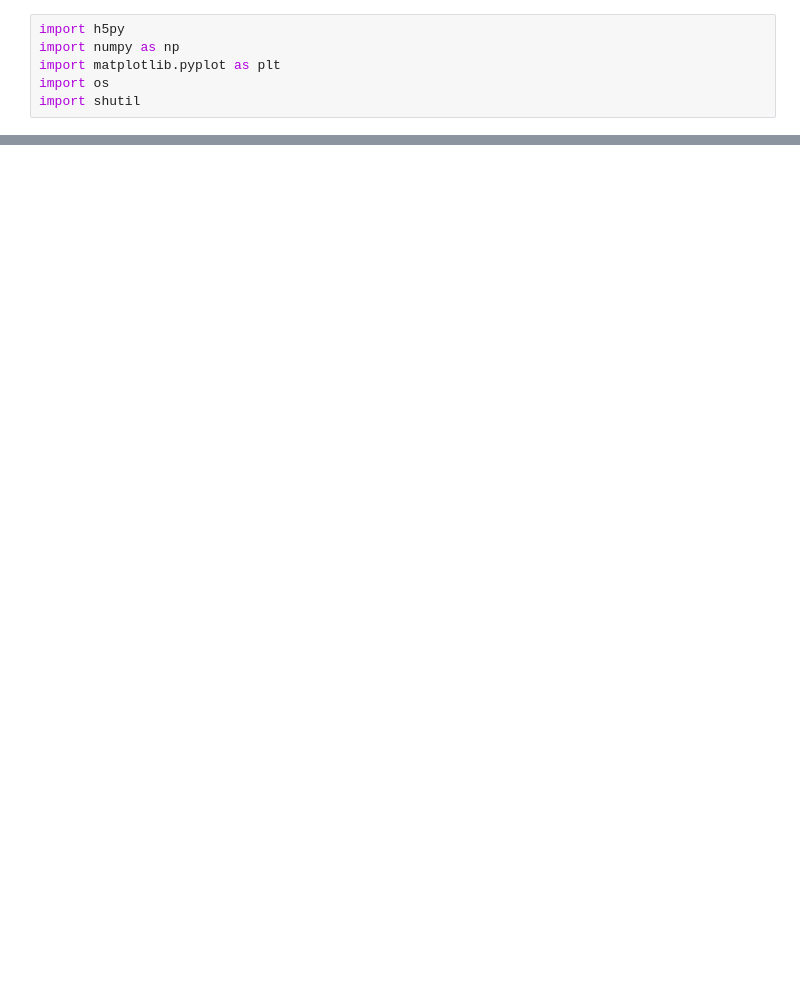
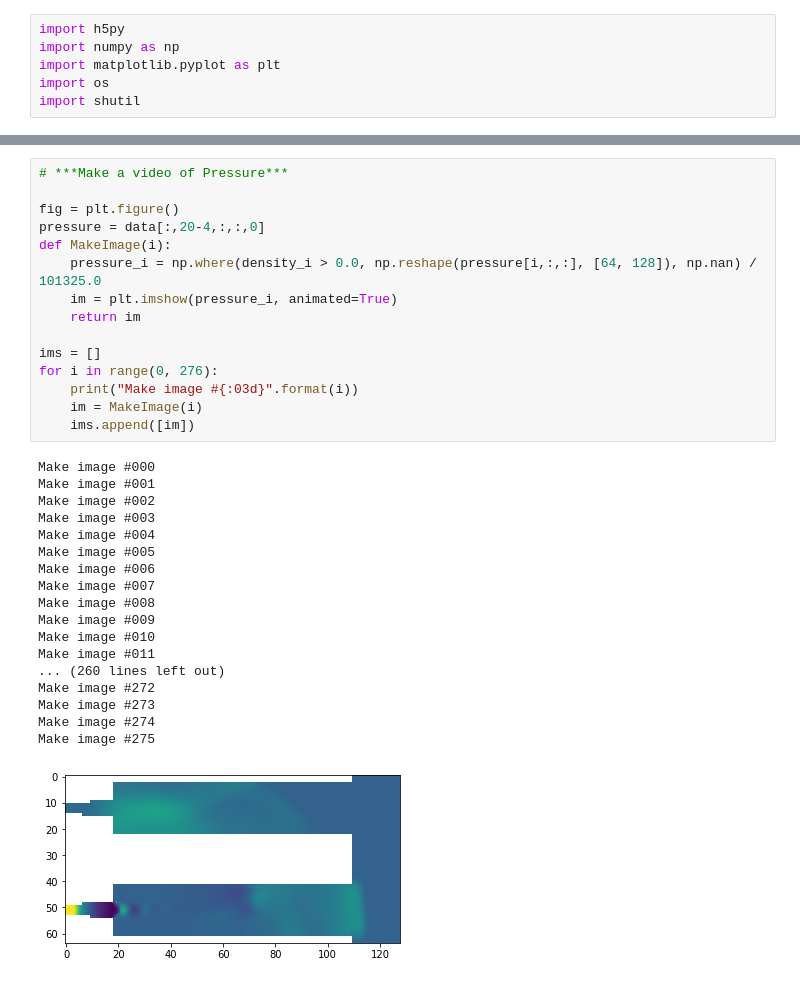
Before and after one commit to maikel/FiniteVolumeSolver, a Jupyter notebook: extra/MultiTube/PlotPlenum.ipynb, the cells around one changed output, grey strips where cells are left out. Cells and saved outputs as stored; diff of their text form; blank space fills up the shorter version.

```diff
--- a/extra/MultiTube/PlotPlenum.ipynb
+++ b/extra/MultiTube/PlotPlenum.ipynb
@@ -35,0 +63,34 @@ IndexError: index 20 is out of bounds for axis 0 with size 1
+# %%
+# ***Make a video of Pressure***
+
+fig = plt.figure()
+pressure = data[:,20-4,:,:,0]
+def MakeImage(i):
+    pressure_i = np.where(density_i > 0.0, np.reshape(pressure[i,:,:], [64, 128]), np.nan) / 101325.0
+    im = plt.imshow(pressure_i, animated=True)
+    return im
+
+ims = []
+for i in range(0, 276):
+    print("Make image #{:03d}".format(i))
+    im = MakeImage(i)
+    ims.append([im])
+# %% [output]
+Make image #000
+Make image #001
+Make image #002
+Make image #003
+Make image #004
+Make image #005
+Make image #006
+Make image #007
+Make image #008
+Make image #009
+Make image #010
+Make image #011
+... (260 lines left out)
+Make image #272
+Make image #273
+Make image #274
+Make image #275
+[figure, added]
```
Also changed, not shown: parts of 8 cells of this notebook.
